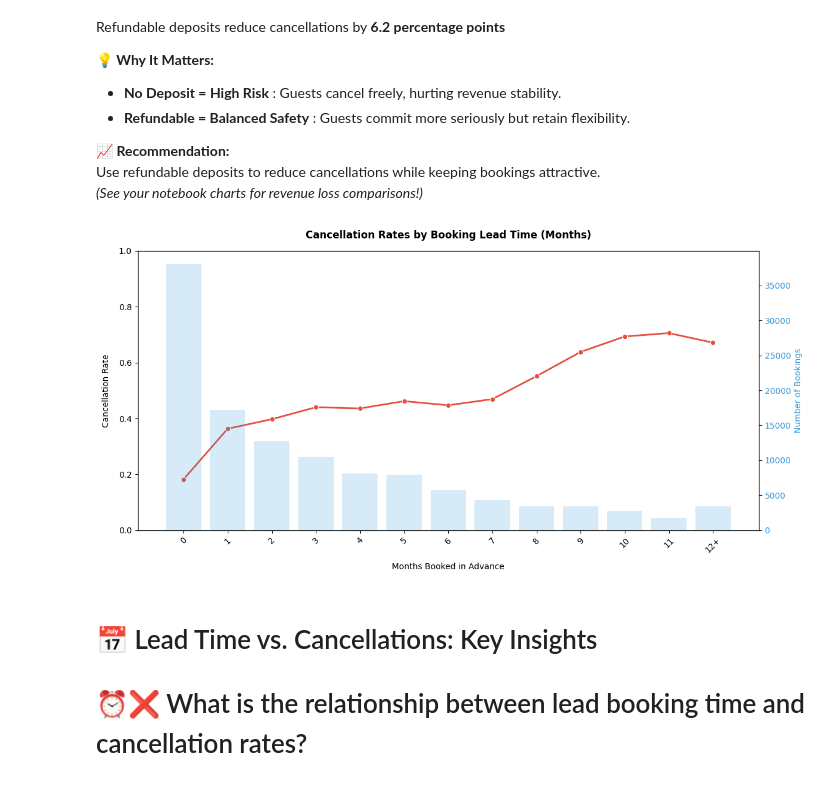
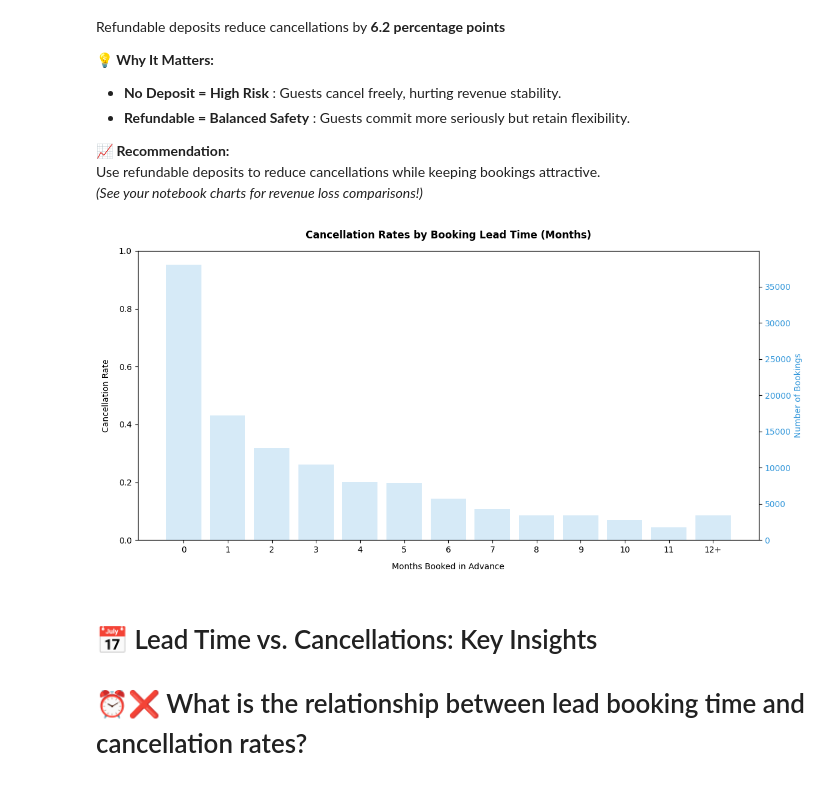
Before and after one commit to qBepsy/dataproject, a Jupyter notebook: data/project-hotel.ipynb, the cells around one changed output. Drawn from its saved outputs; the diff is of its cells as text; code cells hidden in the pictures.

```diff
--- a/data/project-hotel.ipynb
+++ b/data/project-hotel.ipynb
@@ -263,37 +263,37 @@ max_cancel = monthly_cancel.loc[monthly_cancel['Cancellation_Rate'].idxmax()]
 # Create visualization
 plt.figure(figsize=(12, 6))
 ax = sns.lineplot(
     x='Months_Booked_In_Advance',
     y='Cancellation_Rate',
     data=monthly_cancel,
     marker='o',
-    color='#e74c3c',
-    linewidth=2
+    color='white',
+    linewidth=0
+
 )
 
 # Formatting
 plt.title(f"Cancellation Rates by Booking Lead Time (Months)",
           pad=15, fontweight='bold')
 plt.xlabel("Months Booked in Advance", labelpad=10)
 plt.ylabel("Cancellation Rate", labelpad=10)
-plt.xticks(rotation=45)
 plt.ylim(0, 1)
 
 # Add bar background for booking counts
 ax2 = ax.twinx()
 ax2.bar(
     monthly_cancel['Months_Booked_In_Advance'],
     monthly_cancel['Booking_Count'],
     alpha=0.2,
     color='#3498db'
 )
 ax2.set_ylabel('Number of Bookings', color='#3498db')
 ax2.tick_params(axis='y', labelcolor='#3498db')
 
 plt.tight_layout()
 plt.show()
 # %% [output]
-[figure, old version]
+[figure, new version]
 # %% [markdown]
 # 📅 Lead Time vs. Cancellations: Key Insights
 
```
